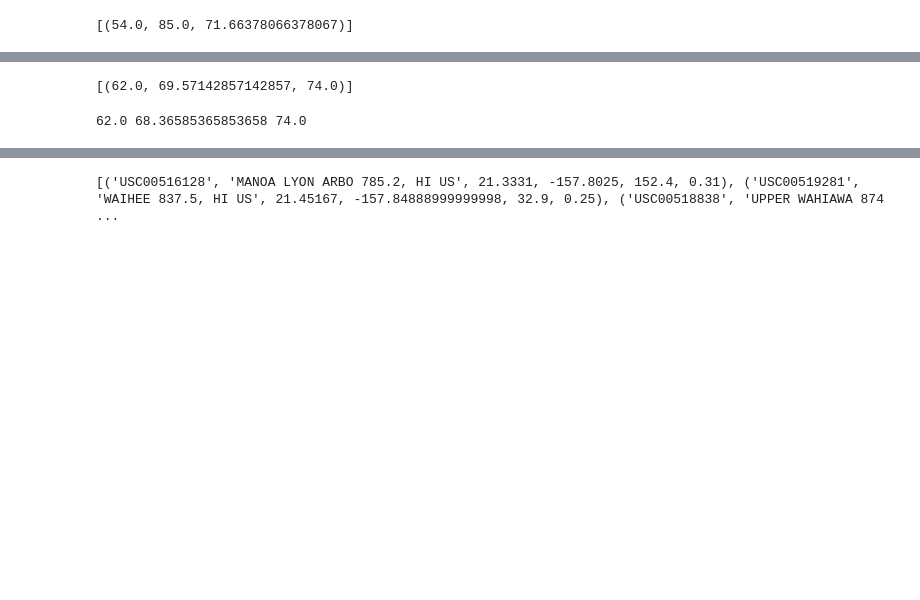
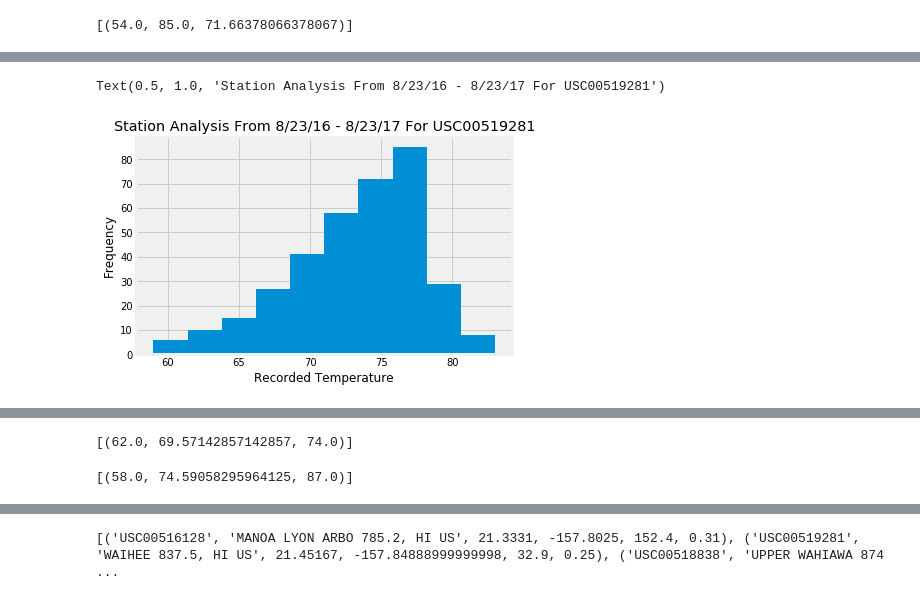
Before and after one commit to angeles-ramirez/sqlalchemy-challenge, a Jupyter notebook: climate_starter.ipynb, the cells around one changed output, grey strips where cells are left out. Cells and saved outputs as stored; diff of their text form; code cells hidden in the pictures; blank space fills up the shorter version.

```diff
--- a/climate_starter.ipynb
+++ b/climate_starter.ipynb
@@ -169,4 +167,14 @@ prcp_data_df.describe()
 # %%
 # What are the most active stations? (i.e. what stations have the most rows)?
 # List the stations and the counts in descending order.
+active_stations = session.query(Measurement.station, func.count(Measurement.tobs)).\
+            group_by(Measurement.station).order_by(func.count(Measurement.tobs).desc()).all()
+
+busiest_station = active_stations[0][0]
+
+#The busiest station
+print(f"The busiest station was {busiest_station} with {active_stations[0][1]} weather observations.")
+
+#List of active station in DESC order
+active_stations
 # %% [output]
@@ -185,2 +203,9 @@ prcp_data_df.describe()
 # %% [output]
 [(54.0, 85.0, 71.66378066378067)]
+# %%
+# Choose the station with the highest number of temperature observations.
+tobs = session.query(Measurement.tobs).filter(Measurement.station==busiest_station)\
+.filter(Measurement.date >= year_prior).order_by(Measurement.date.desc()).all()
+
+tobs_df = pd.DataFrame(tobs)
+tobs_df.head()
@@ -187,6 +219,12 @@ prcp_data_df.describe()
 # %%
-# Choose the station with the highest number of temperature observations.
 # Query the last 12 months of temperature observation data for this station and plot the results as a histogram
+plt.hist(tobs_df['tobs'])
+plt.xlabel("Recorded Temperature")
+plt.ylabel("Frequency")
+plt.title("Station Analysis From 8/23/16 - 8/23/17 For USC00519281")
+# %% [output]
+Text(0.5, 1.0, 'Station Analysis From 8/23/16 - 8/23/17 For USC00519281')
+[figure, added]
 # %% [markdown]
 ![precipitation](Images/station-histogram.png)
 # %%
@@ -213,5 +251,7 @@ print(calc_temps('2012-02-28', '2012-03-05'))
 # %%
 # Use your previous function `calc_temps` to calculate the tmin, tavg, and tmax
 # for your trip using the previous year's data for those same dates.
+trip = calc_temps('2016-08-23', '2017-08-23')
+trip
 # %% [output]
-62.0 68.36585365853658 74.0
+[(58.0, 74.59058295964125, 87.0)]
```
Also changed, not shown: parts of 8 cells of this notebook.
